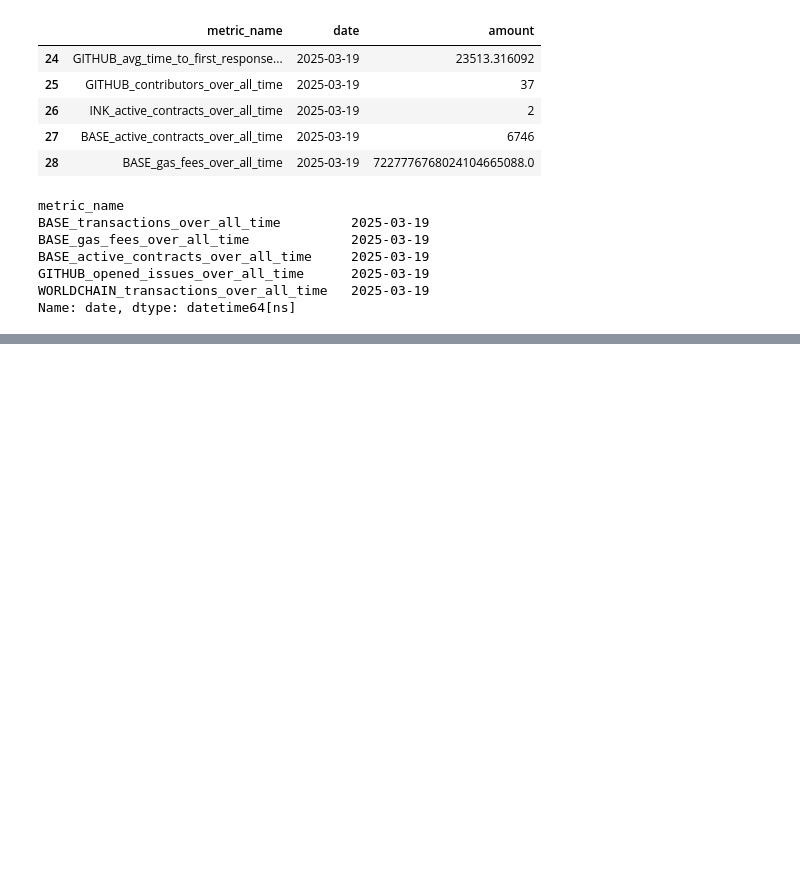
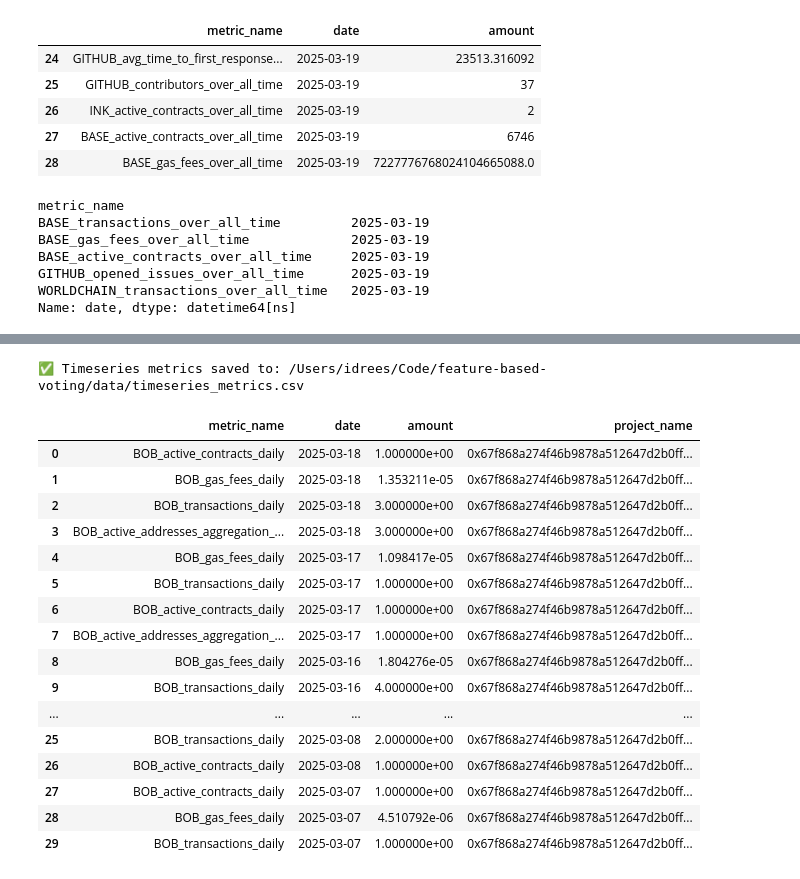
Before and after one commit to GovXS/feature-based-voting, a Jupyter notebook: notebooks/pyoso-quickstart.ipynb, the cells around one changed output, grey strips where cells are left out. Drawn from its saved outputs; the diff is of its cells as text; code cells hidden in the pictures; blank space fills up the shorter version.

```diff
--- a/notebooks/pyoso-quickstart.ipynb
+++ b/notebooks/pyoso-quickstart.ipynb
@@ -232,0 +261,7 @@ TypeError: no numeric data to plot
+# %%
+results = get_project_timeseries_metrics(client, project_limit=50)
+
+# Optional: Convert to a pandas DataFrame
+import pandas as pd
+df = pd.DataFrame(results)
+print(df.head())
@@ -232,0 +282,26 @@ TypeError: no numeric data to plot
+# %%
+output_path='/Users/idrees/Code/feature-based-voting/data/timeseries_metrics.csv'
+os.makedirs(os.path.dirname(output_path), exist_ok=True)
+df.to_csv(output_path, index=False)
+print(f"✅ Timeseries metrics saved to: {output_path}")
+
+df.head(30)
+# %% [output]
+✅ Timeseries metrics saved to: /Users/idrees/Code/feature-based-voting/data/timeseries_metrics.csv
+|  | metric_name | date | amount | project_name |
+| 0 | BOB_active_contracts_daily | 2025-03-18 | 1.000000e+00 | 0x67f868a274f46b9878a512647d2b0ff... |
+| 1 | BOB_gas_fees_daily | 2025-03-18 | 1.353211e-05 | 0x67f868a274f46b9878a512647d2b0ff... |
+| 2 | BOB_transactions_daily | 2025-03-18 | 3.000000e+00 | 0x67f868a274f46b9878a512647d2b0ff... |
+| 3 | BOB_active_addresses_aggregation_... | 2025-03-18 | 3.000000e+00 | 0x67f868a274f46b9878a512647d2b0ff... |
+| 4 | BOB_gas_fees_daily | 2025-03-17 | 1.098417e-05 | 0x67f868a274f46b9878a512647d2b0ff... |
+| 5 | BOB_transactions_daily | 2025-03-17 | 1.000000e+00 | 0x67f868a274f46b9878a512647d2b0ff... |
+| 6 | BOB_active_contracts_daily | 2025-03-17 | 1.000000e+00 | 0x67f868a274f46b9878a512647d2b0ff... |
+| 7 | BOB_active_addresses_aggregation_... | 2025-03-17 | 1.000000e+00 | 0x67f868a274f46b9878a512647d2b0ff... |
+| 8 | BOB_gas_fees_daily | 2025-03-16 | 1.804276e-05 | 0x67f868a274f46b9878a512647d2b0ff... |
+| 9 | BOB_transactions_daily | 2025-03-16 | 4.000000e+00 | 0x67f868a274f46b9878a512647d2b0ff... |
+| ... | ... | ... | ... | ... |
+| 25 | BOB_transactions_daily | 2025-03-08 | 2.000000e+00 | 0x67f868a274f46b9878a512647d2b0ff... |
+| 26 | BOB_active_contracts_daily | 2025-03-08 | 1.000000e+00 | 0x67f868a274f46b9878a512647d2b0ff... |
+| 27 | BOB_active_contracts_daily | 2025-03-07 | 1.000000e+00 | 0x67f868a274f46b9878a512647d2b0ff... |
+| 28 | BOB_gas_fees_daily | 2025-03-07 | 4.510792e-06 | 0x67f868a274f46b9878a512647d2b0ff... |
+| 29 | BOB_transactions_daily | 2025-03-07 | 1.000000e+00 | 0x67f868a274f46b9878a512647d2b0ff... |
```
Also changed, not shown: parts of 3 cells of this notebook, 6 other files.
